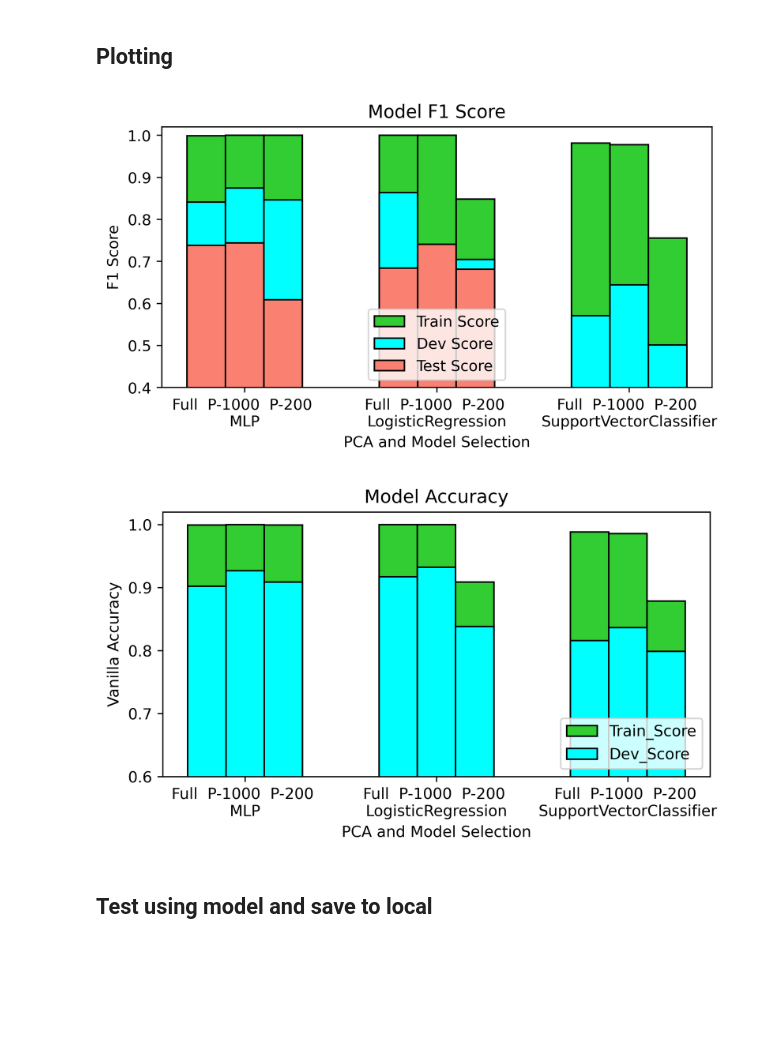
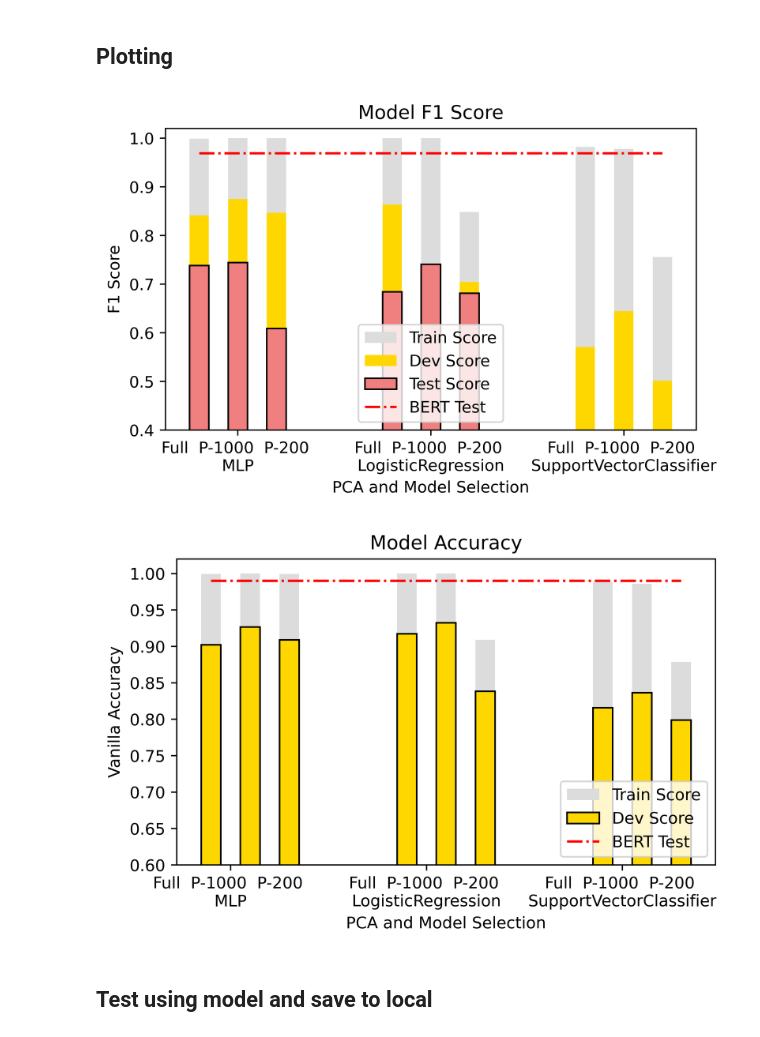
Before and after one commit to lich2000117/Fake-Tweets-Rumour-Detection, a Jupyter notebook: deprecated/Analysis.ipynb, the cells around one changed output. Saved outputs shown, nothing was run; the diff lists cells and outputs as text; code cells hidden in the pictures; blank space fills up the shorter version.

```diff
--- a/deprecated/Analysis.ipynb
+++ b/deprecated/Analysis.ipynb
@@ -578,83 +578,93 @@ Train Macro F1 score: 0.977649
 
 import numpy as np
 import matplotlib.pyplot as plt
-plt.rcParams['figure.dpi'] = 400
+plt.rcParams['figure.dpi'] = 800
 N = 3
-barWidth = 0.2
+barWidth = 0.1
 
 fig = plt.subplots(figsize =(6, 3.5))
 
 # Full Attributes
 Train_Score = [0.999009, 1, 0.981802 ]
 Dev_Score = [0.840951, 0.863485, 0.570614 ]
 Kaggle_Score = [0.73809, 0.68421, 0]
+bert_acc = [0.969, 0.969, 0.969]
+
 br1 = np.arange(len(Train_Score))
-p1 = plt.bar(br1, Train_Score, color='limegreen', width=barWidth,edgecolor='black')
-p2 = plt.bar(br1, Dev_Score, color='cyan', width=barWidth,  bottom=0,edgecolor='black')
-p3 = plt.bar(br1, Kaggle_Score, color='salmon', width=barWidth, bottom=0,edgecolor='black')
+p1 = plt.bar(br1, Train_Score, color='gainsboro', width=barWidth, align='center')
+p2 = plt.bar(br1, Dev_Score, color='gold', width=barWidth,  bottom=0)
+p3 = plt.bar(br1, Kaggle_Score, color='lightcoral', width=barWidth, bottom=0, align='center',edgecolor='black')
 
 # PCA=1000
 Train_Score = [ 1, 1, 0.977649 ]
 Dev_Score = [0.874801 , 0.704559 , 0.644360]
 Kaggle_Score = [0.74418, 0.74074, 0]
 br2 = [x + barWidth for x in br1]
-p1 = plt.bar(br2, Train_Score, color='limegreen', width=barWidth, edgecolor='black')
-p2 = plt.bar(br2, Dev_Score, color='cyan', width=barWidth, bottom=0,edgecolor='black')
-p3 = plt.bar(br2, Kaggle_Score, color='salmon', width=barWidth, bottom=0,edgecolor='black')
+p1 = plt.bar([x + barWidth for x in br2], Train_Score, color='gainsboro', width=barWidth)
+p2 = plt.bar([x + barWidth for x in br2], Dev_Score, color='gold', width=barWidth, bottom=0)
+p3 = plt.bar([x + barWidth for x in br2], Kaggle_Score, color='lightcoral', width=barWidth, bottom=0,edgecolor='black')
 
 # PCA=200
 Train_Score = [1, 0.848178 , 0.755559 ]
 Dev_Score = [0.846312 ,0.704559 , 0.501117 ]
 
 Kaggle_Score = [0.60869, 0.68131, 0]
 br3 = [x + barWidth for x in br2]
-p1 = plt.bar(br3, Train_Score, color='limegreen', width=barWidth,edgecolor='black')
-p2 = plt.bar(br3, Dev_Score, color='cyan', width=barWidth, bottom=0,edgecolor='black')
-p3 = plt.bar(br3, Kaggle_Score, color='salmon', width=barWidth, bottom=0,edgecolor='black')
+p1 = plt.bar([x + barWidth*2 for x in br3], Train_Score, color='gainsboro', width=barWidth,)
+p2 = plt.bar([x + barWidth*2 for x in br3], Dev_Score, color='gold', width=barWidth, bottom=0)
+p3 = plt.bar([x + barWidth*2 for x in br3], Kaggle_Score, color='lightcoral', width=barWidth, bottom=0,edgecolor='black')
+
+bert = plt.plot(br1*1.2, bert_acc, color='red', linestyle='-.')
 
 plt.ylabel('F1 Score')
 plt.xlabel("PCA and Model Selection")
 plt.title('Model F1 Score')
 
 
-plt.xticks(br2,
+plt.xticks([x + barWidth for x in br2],
         ['Full  P-1000  P-200 \nMLP', 'Full  P-1000  P-200 \nLogisticRegression', 'Full  P-1000  P-200 \nSupportVectorClassifier'], rotation=0)
 
-plt.legend((p1[0], p2[0], p3[0]), ('Train Score', 'Dev Score', 'Test Score'), loc='lower center')
+plt.legend((p1[0], p2[0], p3[0], bert[0]), ('Train Score', 'Dev Score', 'Test Score', 'BERT Test'), loc='lower center')
 plt.ylim([0.4, 1.02])
+plt.savefig("basef1.png", bbox_inches='tight')
 plt.show()
 # %% [output]
-[figure, old version]
+[figure, new version]
 # %%
 
 import numpy as np
 import matplotlib.pyplot as plt
-plt.rcParams['figure.dpi'] = 600
+plt.rcParams['figure.dpi'] = 800
 N = 3
-barWidth = 0.2
+barWidth = 0.1
 
 fig = plt.subplots(figsize =(6, 3.5))
 
 # Full Attributes
 Train_Score = [0.9993535875888817, 1.0, 0.9883645765998708]
 Dev_Score = [ 0.9022556390977443, 0.9172932330827067, 0.8157894736842105]
+bert_acc = [0.99, 0.99, 0.99]
+
 br1 = np.arange(len(Train_Score))
-p1 = plt.bar(br1, Train_Score, color='limegreen', width=barWidth,edgecolor='black')
-p2 = plt.bar(br1, Dev_Score, color='cyan', width=barWidth,  bottom=0,edgecolor='black')
+p1 = plt.bar(br1, Train_Score, color='gainsboro', width=barWidth)
+p2 = plt.bar(br1, Dev_Score, color='gold', width=barWidth,  bottom=0,edgecolor='black')
+
 
 # PCA=1000
 Train_Score = [1.0, 1.0, 0.9857789269553976]
 Dev_Score = [0.9266917293233082, 0.9323308270676691, 0.8364661654135338]
 br2 = [x + barWidth for x in br1]
-p1 = plt.bar(br2, Train_Score, color='limegreen', width=barWidth, edgecolor='black')
-p2 = plt.bar(br2, Dev_Score, color='cyan', width=barWidth, bottom=0,edgecolor='black')
+p1 = plt.bar([x + barWidth for x in br2], Train_Score, color='gainsboro', width=barWidth)
+p2 = plt.bar([x + barWidth for x in br2], Dev_Score, color='gold', width=barWidth, bottom=0,edgecolor='black')
 
 # PCA=200
 Train_Score = [0.9993535875888817, 0.9088558500323206, 0.8784744667097608]
 Dev_Score = [0.9088558500323206, 0.8383458646616542, 0.7988721804511278]
 br3 = [x + barWidth for x in br2]
-p1 = plt.bar(br3, Train_Score, color='limegreen', width=barWidth,edgecolor='black')
-p2 = plt.bar(br3, Dev_Score, color='cyan', width=barWidth, bottom=0,edgecolor='black')
+p1 = plt.bar([x + barWidth*2 for x in br3], Train_Score, color='gainsboro', width=barWidth)
+p2 = plt.bar([x + barWidth*2 for x in br3], Dev_Score, color='gold', width=barWidth, bottom=0,edgecolor='black')
+
+bert = plt.plot(br1*1.2, bert_acc, color='red', linestyle='-.')
 
 plt.ylabel('Vanilla Accuracy')
 plt.xlabel("PCA and Model Selection")
@@ -664,11 +674,12 @@ plt.title('Model Accuracy')
 plt.xticks(br2,
         ['Full  P-1000  P-200 \nMLP', 'Full  P-1000  P-200 \nLogisticRegression', 'Full  P-1000  P-200 \nSupportVectorClassifier'], rotation=0)
 
-plt.legend((p1[0], p2[0]), ('Train_Score', 'Dev_Score'), loc='lower right')
+plt.legend((p1[0], p2[0], bert[0]), ('Train Score', 'Dev Score', 'BERT Test'), loc='lower right')
 plt.ylim([0.6, 1.02])
+plt.savefig("baseperformance.png", bbox_inches='tight')
 plt.show()
 # %% [output]
-[figure, old version]
+[figure, new version]
 # %% [markdown]
 ## Test using model and save to local
 # %%
```
Also changed, not shown: parts of 4 cells of this notebook, 3 other files.
